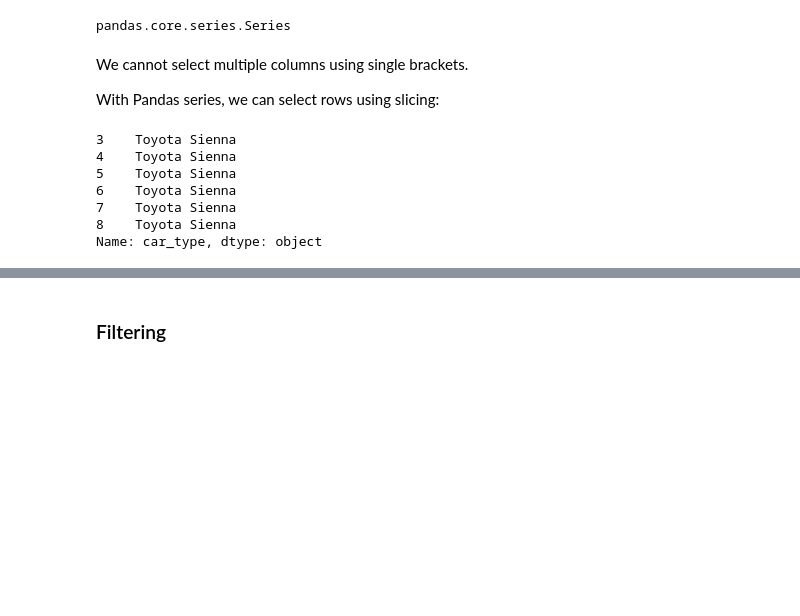
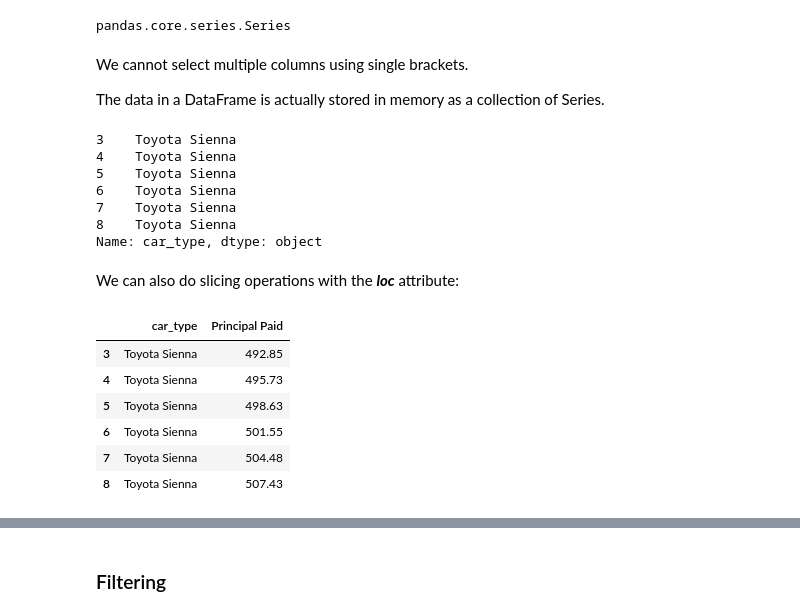
Before and after one commit to koraykoca/Data-Science, a Jupyter notebook: Data-visualization.ipynb, the cells around one changed output, grey strips where cells are left out. Cells and saved outputs as stored; diff of their text form; code cells hidden in the pictures; blank space fills up the shorter version.

Commit message:
loc attributes usage added

```diff
--- a/Data-visualization.ipynb
+++ b/Data-visualization.ipynb
@@ -124,7 +124,7 @@ pandas.core.series.Series
 # %% [markdown]
 We cannot select multiple columns using single brackets.
 
-With Pandas series, we can select rows using slicing:
+The data in a DataFrame is actually stored in memory as a collection of Series.
 # %%
 dataset['car_type'][3:9]   # series[start_index:end_index]
 # %% [output]
@@ -135,3 +135,15 @@ dataset['car_type'][3:9]   # series[start_index:end_index]
 7    Toyota Sienna
 8    Toyota Sienna
 Name: car_type, dtype: object
+# %% [markdown]
+We can also do slicing operations with the _**loc**_ attribute:
+# %%
+dataset.loc[3:8, ['car_type', 'Principal Paid']]  # Pandas DataFrame
+# %% [output]
+|  | car_type | Principal Paid |
+| 3 | Toyota Sienna | 492.85 |
+| 4 | Toyota Sienna | 495.73 |
+| 5 | Toyota Sienna | 498.63 |
+| 6 | Toyota Sienna | 501.55 |
+| 7 | Toyota Sienna | 504.48 |
+| 8 | Toyota Sienna | 507.43 |
```
Also changed, not shown: parts of 1 cell of this notebook.
